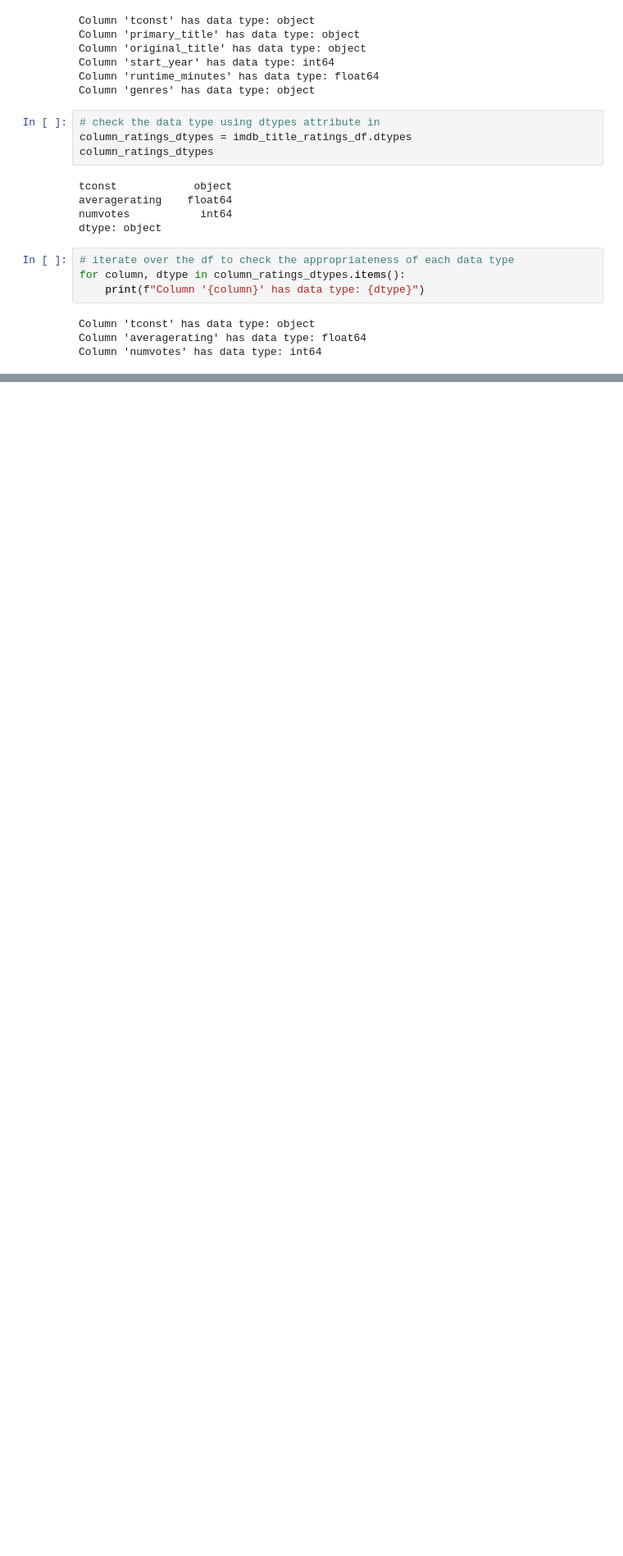
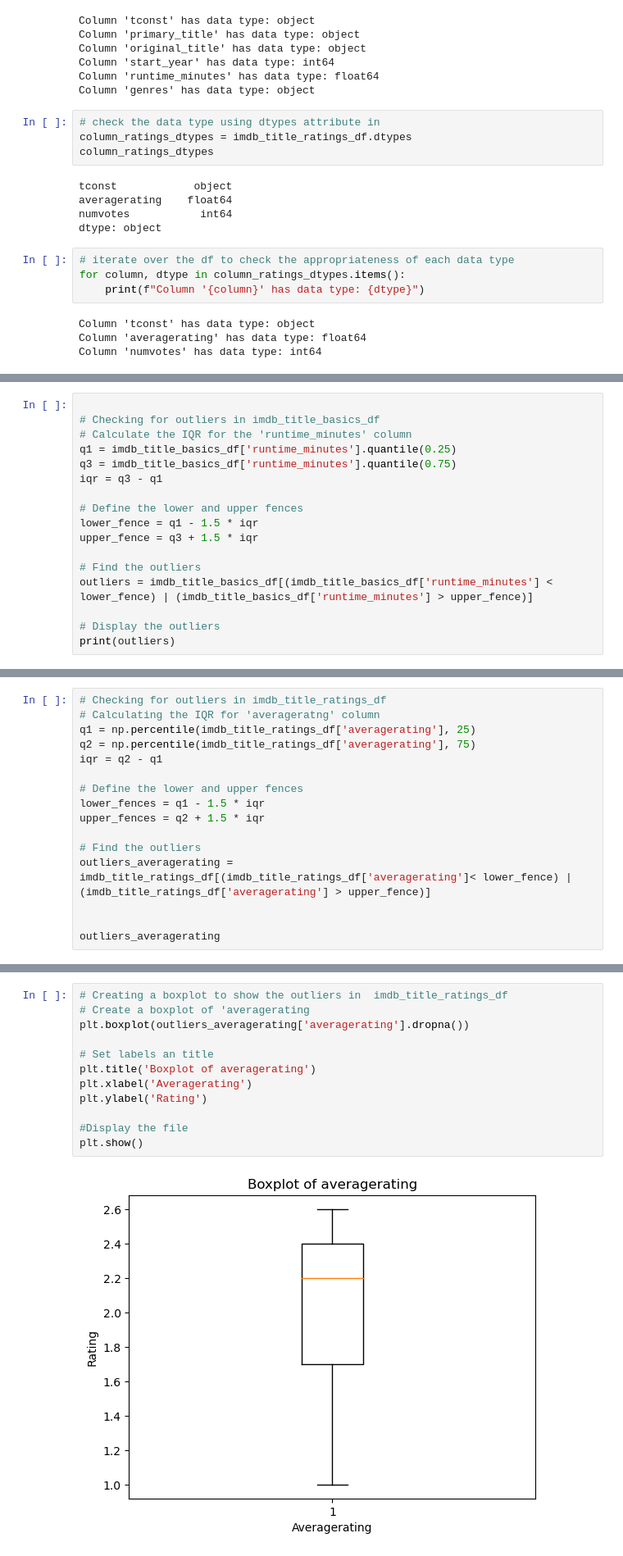
Before and after one commit to Oruko-pj/learn-co-curriculum-dsc-phase-1-project-master-zippedData, a Jupyter notebook: Microsoft new movie studio.ipynb, the cells around one changed output, grey strips where cells are left out. Shown at 82% size. Saved outputs shown, nothing was run; the diff lists cells and outputs as text; blank space fills up the shorter version.

```diff
--- a/Microsoft new movie studio.ipynb
+++ b/Microsoft new movie studio.ipynb
@@ -283,0 +440,17 @@ Column 'numvotes' has data type: int64
+# %%
+
+# Checking for outliers in imdb_title_basics_df
+# Calculate the IQR for the 'runtime_minutes' column
+q1 = imdb_title_basics_df['runtime_minutes'].quantile(0.25)
+q3 = imdb_title_basics_df['runtime_minutes'].quantile(0.75)
+iqr = q3 - q1
+
+# Define the lower and upper fences
+lower_fence = q1 - 1.5 * iqr
+upper_fence = q3 + 1.5 * iqr
+
+# Find the outliers
+outliers = imdb_title_basics_df[(imdb_title_basics_df['runtime_minutes'] < lower_fence) | (imdb_title_basics_df['runtime_minutes'] > upper_fence)]
+
+# Display the outliers
+print(outliers)
@@ -283,0 +521,16 @@ Column 'numvotes' has data type: int64
+# %%
+# Checking for outliers in imdb_title_ratings_df
+# Calculating the IQR for 'averageratng' column
+q1 = np.percentile(imdb_title_ratings_df['averagerating'], 25)
+q2 = np.percentile(imdb_title_ratings_df['averagerating'], 75)
+iqr = q2 - q1
+
+# Define the lower and upper fences
+lower_fences = q1 - 1.5 * iqr
+upper_fences = q2 + 1.5 * iqr
+
+# Find the outliers
+outliers_averagerating = imdb_title_ratings_df[(imdb_title_ratings_df['averagerating']< lower_fence) | (imdb_title_ratings_df['averagerating'] > upper_fence)]
+
+
+outliers_averagerating
@@ -283,0 +551,14 @@ Column 'numvotes' has data type: int64
+# %%
+# Creating a boxplot to show the outliers in  imdb_title_ratings_df
+# Create a boxplot of 'averagerating
+plt.boxplot(outliers_averagerating['averagerating'].dropna())
+
+# Set labels an title
+plt.title('Boxplot of averagerating')
+plt.xlabel('Averagerating')
+plt.ylabel('Rating')
+
+#Display the file
+plt.show()
+# %% [output]
+[figure, added]
```
Also changed, not shown: parts of 32 cells of this notebook.
